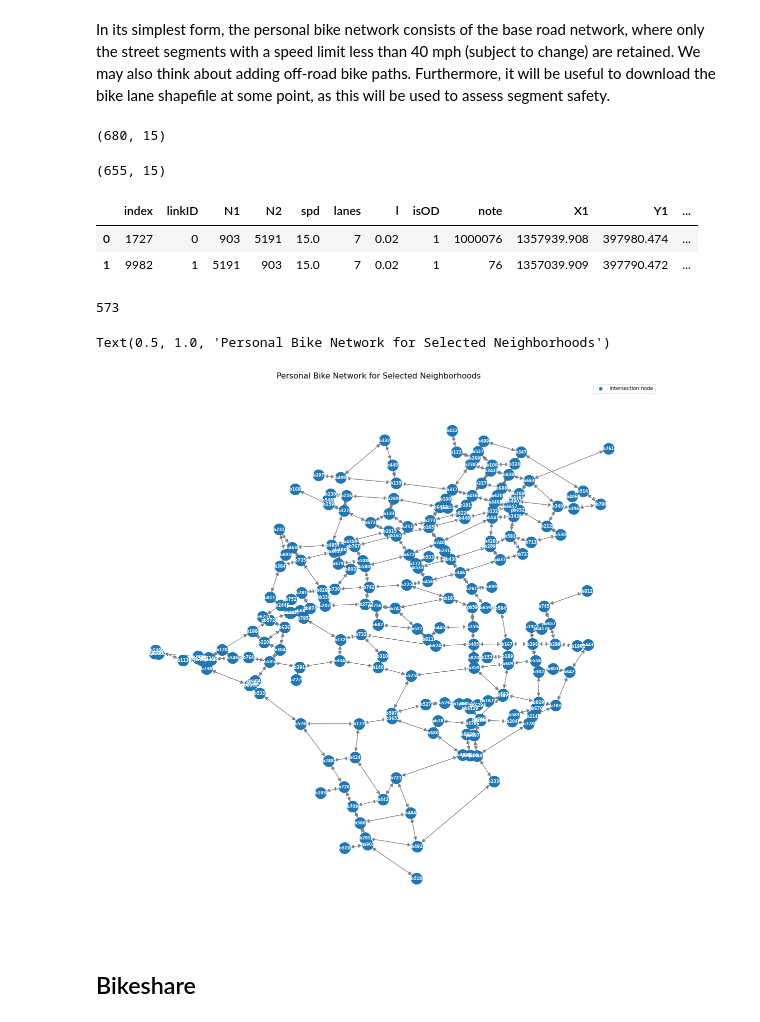
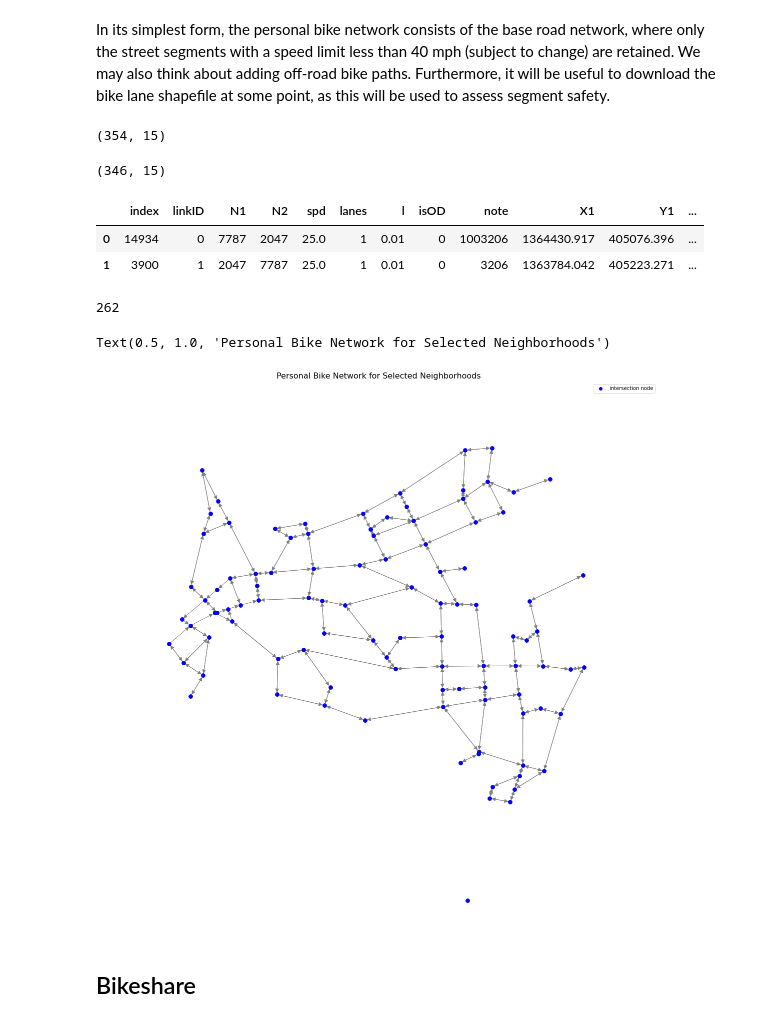
Before and after one commit to lgraff/Multimodal-Accessibility_notebooks, a Jupyter notebook: PGH_network.ipynb, the cells around one changed output. Cells and saved outputs as stored; diff of their text form; code cells hidden in the pictures.

```diff
--- a/PGH_network.ipynb
+++ b/PGH_network.ipynb
@@ -70,7 +71,7 @@ def merge(dict1, dict2):
     res = {**dict1, **dict2}
     return res
 # %%
-def relabel_nodes(G, prefix):
+def rename_nodes(G, prefix):
     re.sub('\D', '', string)
     new_nodename = [prefix + re.sub('\D', '', str(i)) for i in G.nodes]
     namemap = dict(zip(G.nodes, new_nodename))
@@ -93,8 +94,8 @@ def draw_graph(G, node_color, node_cmap, edge_color):
     # draw the graph in networkx
     node_coords = nx.get_node_attributes(G, 'pos')
     fig, ax = plt.subplots(figsize=(20,20))
-    nx.draw(G, pos=node_coords, with_labels=True, font_color='white', font_size=8,  font_weight = 'bold',
-            node_size=500, node_color=node_color, edge_color=edge_color, arrowsize=16, ax=ax)
+    nx.draw(G, pos=node_coords, with_labels=False, font_color='white',  font_weight = 'bold',
+            node_size=60, node_color=node_color, edge_color=edge_color, arrowsize=16, ax=ax)
     # add legend for node color
     inv_node_cmap = dict(zip(node_cmap.values(), node_cmap.keys()))
     for v in set(inv_node_cmap.keys()):
@@ -166,10 +167,13 @@ pgh_nhoods.plot()  # this is a polygon layer
 # %%
 # Select a subset of neighborhoods for which the analysis will be conducted
 hood_list = pgh_nhoods['hood'].tolist()
-#hood_keep = [ 'Central Oakland', 'North Oakland']  # smaller list for testing
-hood_keep = ['Squirrel Hill North', 'Shadyside', 'East Liberty', "Central Oakland", 'North Oakland', 'South Oakland', 'Bloomfield', 'Garfield', 'Friendship', 'East Liberty',
-              'Larimer', 'Shadyside', 'Squirrel Hill North', 'Squirrel Hill South', 'Greenfield', 'Hazelwood',
-              'Glen Hazel'] #'Westwood', 'Crafton Heights', 'Sheraden', 'Windgap', 'Fairywood']
+hood_keep = [ 'Central Oakland', 'North Oakland', 'Squirrel Hill North', 'Squirrel Hill South', 'Shadyside']  # smaller list for testing
+# hood_keep = ['Squirrel Hill North', 'Shadyside', 'East Liberty', "Central Oakland", 'North Oakland',
+#              'South Oakland', 'Bloomfield', 'Garfield', 'Friendship', 'East Liberty',
+#              'Larimer', 'Shadyside', 'Squirrel Hill North', 'Squirrel Hill South', 'Greenfield', 'Hazelwood',
+#              'Glen Hazel', 'Swisshelm Park', 'Point Breeze']
+             #'Upper Hill', 'Polish Hill', 'Lower Lawrenceville',
+            #'Upper Lawrenceville'] #'Westwood', 'Crafton Heights', 'Sheraden', 'Windgap', 'Fairywood']
 pgh_nhoods_mask = pgh_nhoods[pgh_nhoods['hood'].isin(hood_keep)]  # subset the nhood polygon layer
 # %%
 # clip the nodes: only include those within the selected neighborhoods
@@ -495,31 +507,31 @@ nodes_keep = list(set(bike_edges_clip.N1.tolist() + bike_edges_clip.N2.tolist())
 bike_nodes_clip = nodes_clip[nodes_clip.ID.isin(nodes_keep)]
 bike_edges_clip.head(2)
 # %% [output]
-(680, 15)
+(354, 15)
-(655, 15)
+(346, 15)
 |  | index | linkID | N1 | N2 | spd | lanes | l | isOD | note | X1 | Y1 | ... |
-| 0 | 1727 | 0 | 903 | 5191 | 15.0 | 7 | 0.02 | 1 | 1000076 | 1357939.908 | 397980.474 | ... |
-| 1 | 9982 | 1 | 5191 | 903 | 15.0 | 7 | 0.02 | 1 | 76 | 1357039.909 | 397790.472 | ... |
+| 0 | 14934 | 0 | 7787 | 2047 | 25.0 | 1 | 0.01 | 0 | 1003206 | 1364430.917 | 405076.396 | ... |
+| 1 | 3900 | 1 | 2047 | 7787 | 25.0 | 1 | 0.01 | 0 | 3206 | 1363784.042 | 405223.271 | ... |
 # %%
 G_pb = to_nx_graph(bike_nodes_clip)
 pruned_edges = prune_edges(G_pb, bike_edges_clip)
 prefix = 'pb'
 graph_edges = [(prefix + str(e[0]), prefix + str(e[1]), e[2]) for e in pruned_edges]
-G_pb = relabel_nodes(G_pb, prefix) # rename nodes
+G_pb = rename_nodes(G_pb, prefix) # rename nodes
 G_pb.add_edges_from(graph_edges)
 # set link IDs
 prev_max_linkID = max(list(nx.get_edge_attributes(G_pv, 'link_ID').values()))
 set_link_IDs(G_pb, prev_max_linkID)
 G_pb.size()
 # %% [output]
-573
+262
 # %%
-node_cmap = {'intersection node': '#1f77b4'}
-ax = draw_graph(G_pb, '#1f77b4', node_cmap, edge_color='gray')
+node_cmap = {'intersection node': 'blue'}
+ax = draw_graph(G_pb, 'blue', node_cmap, edge_color='gray')
 ax.set_title('Personal Bike Network for Selected Neighborhoods', fontsize=16)
 # %% [output]
 Text(0.5, 1.0, 'Personal Bike Network for Selected Neighborhoods')
-[figure, old version]
+[figure, new version]
 # %% [markdown]
 ## Bikeshare
 # %% [markdown]
```
Also changed, not shown: parts of 105 cells of this notebook.
